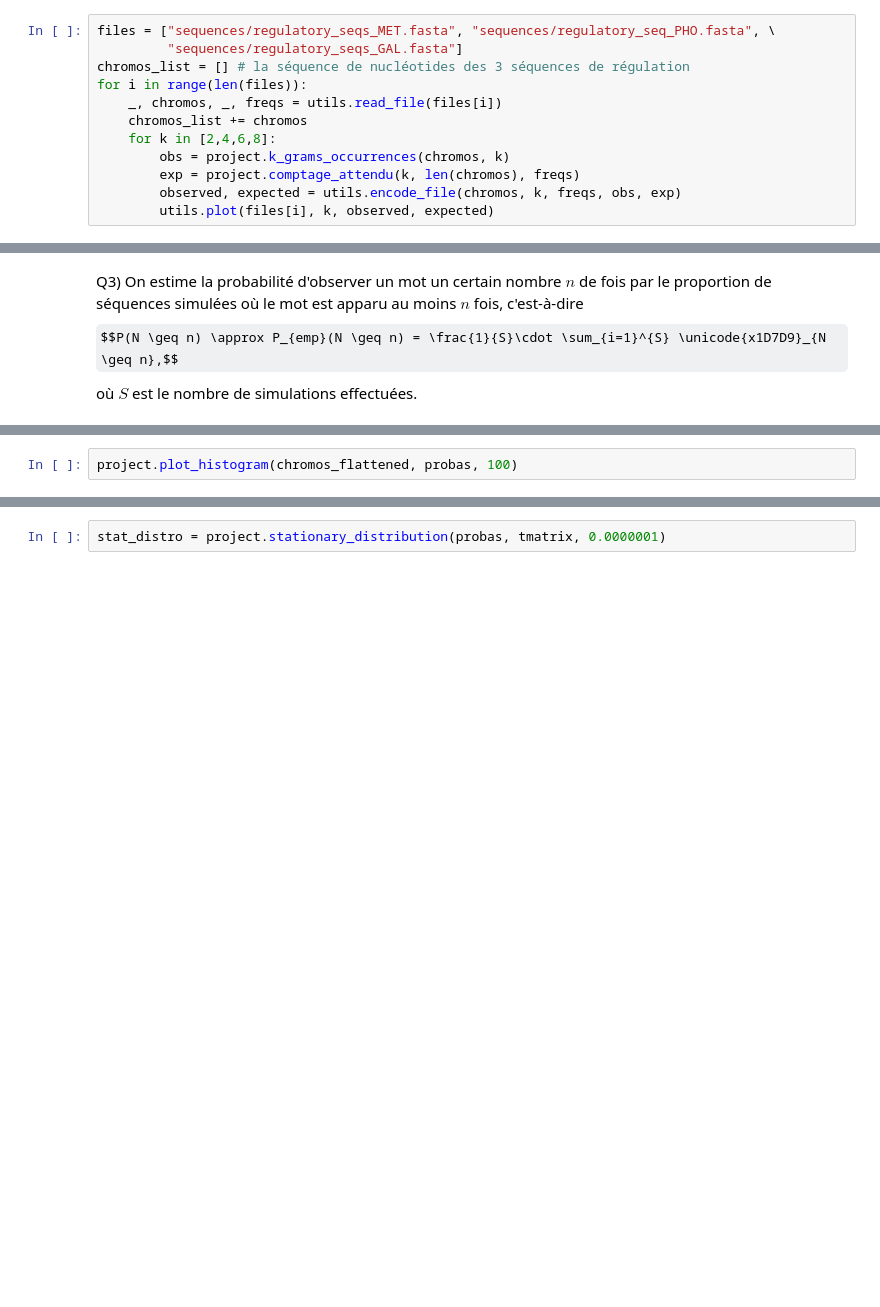
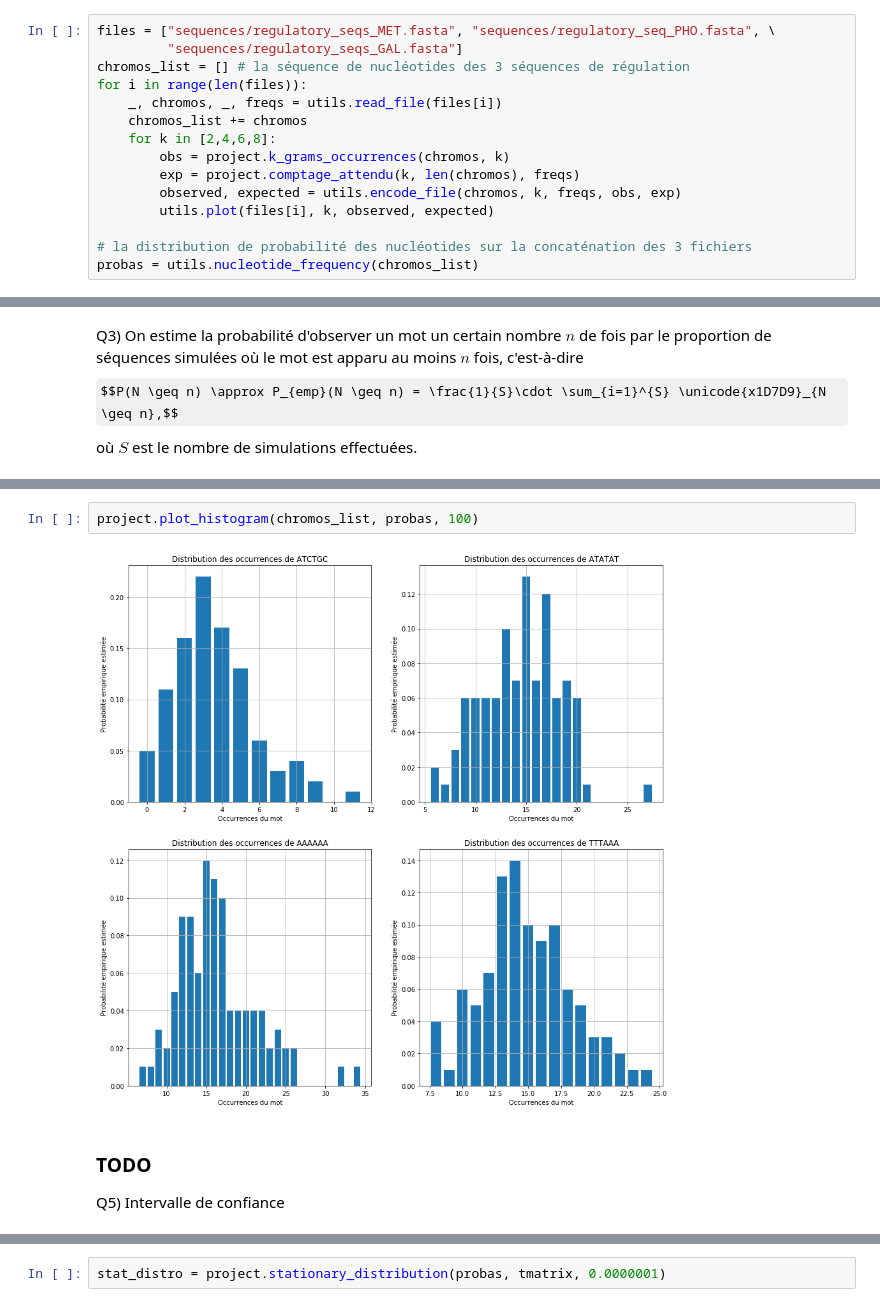
Before and after one commit to hanouticelina/promoter--regions, a Jupyter notebook: results.ipynb, the cells around one changed output, grey strips where cells are left out. Drawn from its saved outputs; the diff is of its cells as text; some formulas as TeX source; blank space fills up the shorter version.

```diff
--- a/results.ipynb
+++ b/results.ipynb
@@ -49,6 +49,9 @@ for i in range(len(files)):
         exp = project.comptage_attendu(k, len(chromos), freqs)
         observed, expected = utils.encode_file(chromos, k, freqs, obs, exp)
         utils.plot(files[i], k, observed, expected)
+
+# la distribution de probabilité des nucléotides sur la concaténation des 3 fichiers
+probas = utils.nucleotide_frequency(chromos_list)
 # %% [output]
 [figure]
 [figure]
@@ -73,2 +81,7 @@ Q4) Voici les histogrammes des distributions du comptage d'occurrences pour les
 # %%
-project.plot_histogram(chromos_flattened, probas, 100)
+project.plot_histogram(chromos_list, probas, 100)
+# %% [output]
+[figure, added]
+# %% [markdown]
+### TODO
+Q5) Intervalle de confiance
```
Also changed, not shown: parts of 40 cells of this notebook, 5 other files.
